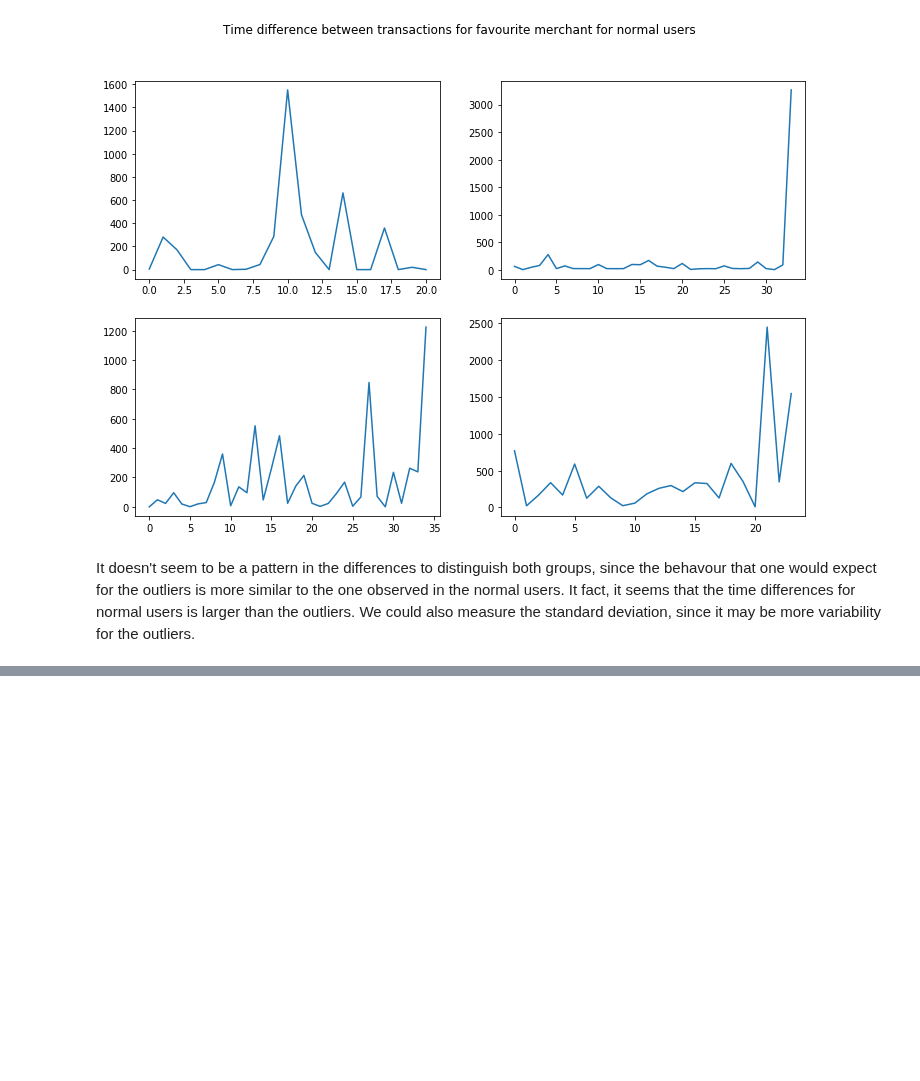
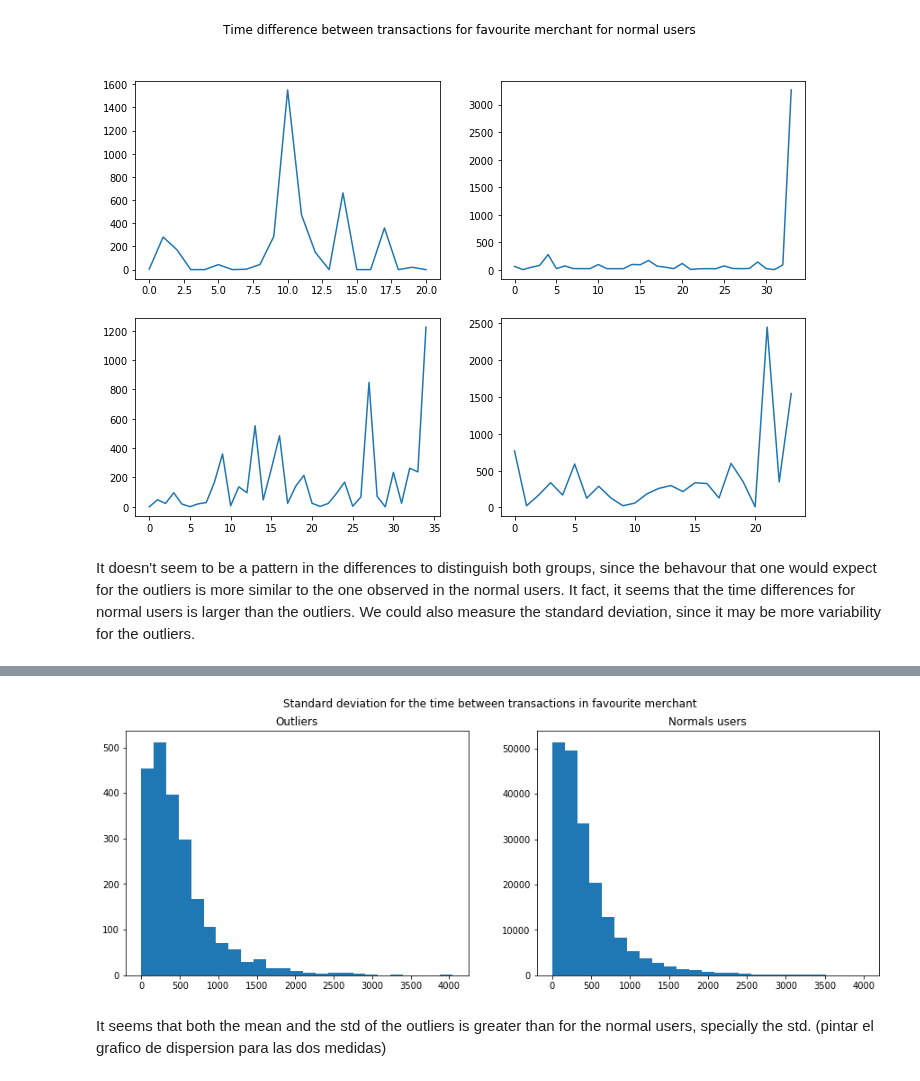
Before and after one commit to Zol-S/kaggle, a Jupyter notebook: Elo Merchant Category Recommendation/2.4_Outlier_effect_on_RMSE.ipynb, the cells around one changed output, grey strips where cells are left out. Drawn from its saved outputs; the diff is of its cells as text; code cells hidden in the pictures; blank space fills up the shorter version.

```diff
--- a/Elo Merchant Category Recommendation/2.4_Outlier_effect_on_RMSE.ipynb
+++ b/Elo Merchant Category Recommendation/2.4_Outlier_effect_on_RMSE.ipynb
@@ -407 +429,17 @@ df_diff_times = df_trans.groupby('card_id')[['merchant_id','purchase_date']].app
+# %%
+plt.figure(figsize=(15, 5))
+plt.subplot(1, 2, 1)
+ids_all_outs = df[df['target']<-33]['card_id'].values
+ids_all_norms = df[df['target']>-33]['card_id'].values
+plt.hist(df_diff_times[(df_diff_times['card_id'].isin(ids_all_outs)) & (df_diff_times['diff_time_fav_std']<4100)]['diff_time_fav_std'], bins=25)
+plt.title('Outliers')
+plt.subplot(1, 2, 2)
+plt.hist(df_diff_times[(df_diff_times['card_id'].isin(ids_all_norms)) & (df_diff_times['diff_time_fav_std']<4000)]['diff_time_fav_std'], bins=25)
+plt.title('Normals users')
+plt.suptitle('Standard deviation for the time between transactions in favourite merchant')
+plt.show()
+# %% [output]
+[figure, added]
+# %% [markdown]
+It seems that both the mean and the std of the outliers is greater than for the normal users, specially the std. (pintar el grafico de dispersion para las dos medidas)
 # %%
```
Also changed, not shown: parts of 9 cells of this notebook.
